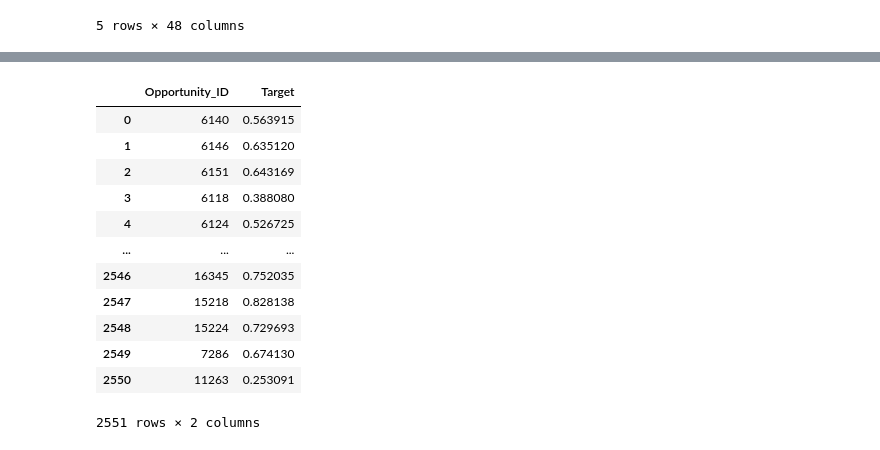
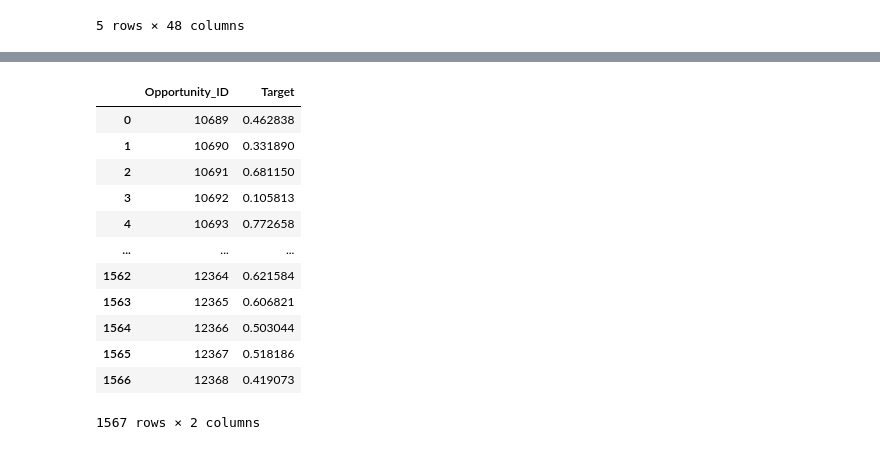
Before and after one commit to manulon/OrgaDatosTP2, a Jupyter notebook: XGBoost.ipynb, the cells around one changed output, grey strips where cells are left out. Drawn from its saved outputs; the diff is of its cells as text; code cells hidden in the pictures.

```diff
--- a/XGBoost.ipynb
+++ b/XGBoost.ipynb
@@ -61,0 +157,3 @@ oportunidades.head()
+# %%
+oportunidades['Opportunity_Created_Year'] = oportunidades['Opportunity_Created_Date'].dt.year
+oportunidades
@@ -158,0 +268,26 @@ x_test
+# %%
+#Encoding para el dataset de testeo
+
+encoding_owners = oportunidades.groupby('Opportunity_Owner').agg({'Total_Amount':'mean'})
+encoding_owners.columns = ['Encoding_Vendedor']
+encoding_owners = encoding_owners.reset_index()
+oportunidades = oportunidades.merge(encoding_owners, how='inner', on='Opportunity_Owner')
+
+encoding_territory = oportunidades.groupby('Territory').agg({'Total_Amount' : 'mean'})
+encoding_territory.columns = ['Encoding_Territorio']
+encoding_territory = encoding_territory.reset_index()
+oportunidades = oportunidades.merge(encoding_territory, how='inner', on='Territory')
+
+encoding_region = oportunidades.groupby('Region').agg({'Total_Amount' : 'mean'})
+encoding_region.columns = ['Encoding_Region']
+encoding_region = encoding_region.reset_index()
+oportunidades = oportunidades.merge(encoding_region, how='inner', on='Region')
+
+encoding_moneda = oportunidades.groupby('Total_Amount_Currency').agg({'ASP' : 'mean'})
+encoding_moneda.columns = ['Encoding_Moneda']
+encoding_moneda = encoding_moneda.reset_index()
+oportunidades = oportunidades.merge(encoding_moneda, how='inner', on='Total_Amount_Currency')
+oportunidades
+
+oportunidades['Opportunity_Created_Year'] = oportunidades['Opportunity_Created_Date'].dt.year
+oportunidades
@@ -158,0 +308,9 @@ x_test
+# %%
+#Hacemos el groupby
+
+x_test = oportunidades.groupby('Opportunity_ID').agg({'Opportunity_Created_Year' : 'mean',\
+                                                      'Encoding_Moneda':'mean', 'Total_Amount': 'sum',\
+                                                      'Total_Taxable_Amount':'sum', 'Encoding_Region':'mean',\
+                                                      'Encoding_Territorio':'mean','Encoding_Vendedor':'mean',\
+                                                      'Es_Oportunidad_Posible':'mean'})
+x_test
@@ -166,23 +339,24 @@ array([0.5639155 , 0.6351197 , 0.64316857, ..., 0.72969306, 0.67413014,
 # %%
-serie1 = pd.DataFrame(x_test['ID'])
+x_test = x_test.reset_index()
+serie1 = pd.DataFrame(x_test['Opportunity_ID'])
 serie2 = pd.DataFrame(predictions)
 df = pd.DataFrame(serie1)
 df['Target'] = serie2
 df.columns = ['Opportunity_ID', 'Target']
 df
 # %% [output]
 |  | Opportunity_ID | Target |
-| 0 | 6140 | 0.563915 |
-| 1 | 6146 | 0.635120 |
-| 2 | 6151 | 0.643169 |
-| 3 | 6118 | 0.388080 |
-| 4 | 6124 | 0.526725 |
+| 0 | 10689 | 0.462838 |
+| 1 | 10690 | 0.331890 |
+| 2 | 10691 | 0.681150 |
+| 3 | 10692 | 0.105813 |
+| 4 | 10693 | 0.772658 |
 | ... | ... | ... |
-| 2546 | 16345 | 0.752035 |
-| 2547 | 15218 | 0.828138 |
-| 2548 | 15224 | 0.729693 |
-| 2549 | 7286 | 0.674130 |
-| 2550 | 11263 | 0.253091 |
+| 1562 | 12364 | 0.621584 |
+| 1563 | 12365 | 0.606821 |
+| 1564 | 12366 | 0.503044 |
+| 1565 | 12367 | 0.518186 |
+| 1566 | 12368 | 0.419073 |
-2551 rows × 2 columns
+1567 rows × 2 columns
 # %%
 df.to_csv("Predicciones.csv", index=False)
```
Also changed, not shown: parts of 13 cells of this notebook, 1 other file.
